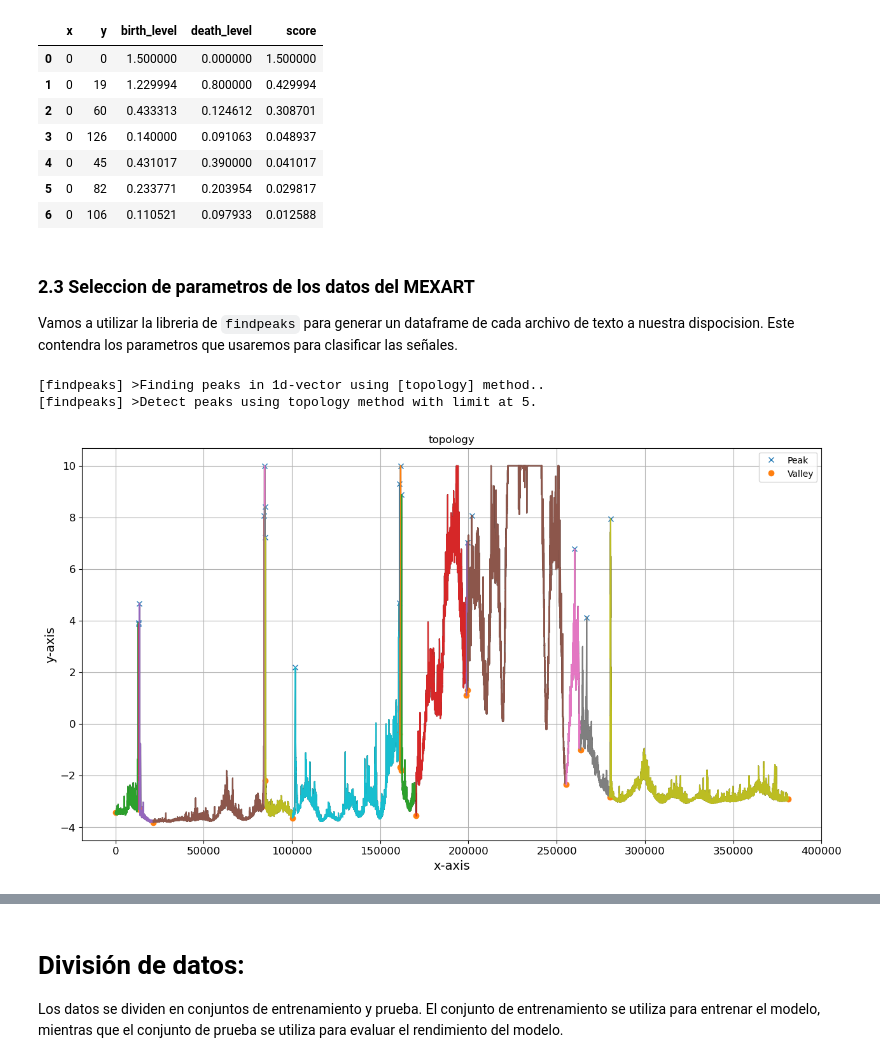
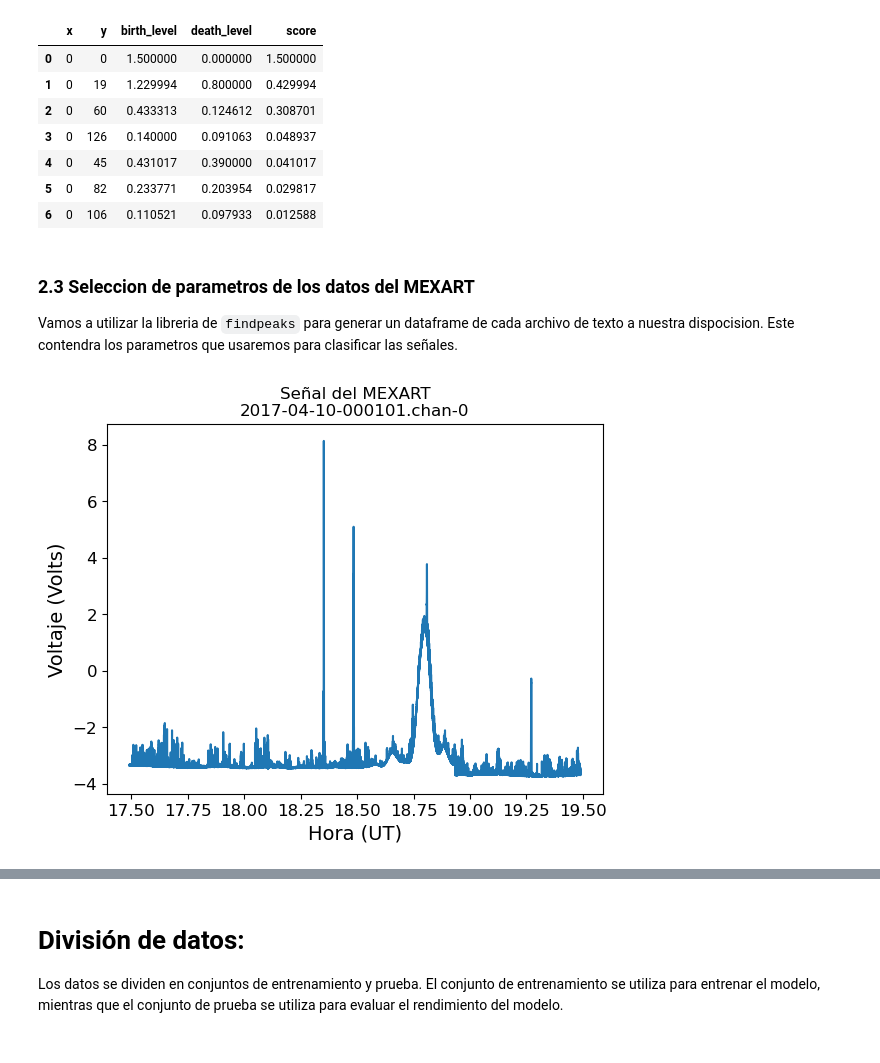
Before and after one commit to 2dholo/maph, a Jupyter notebook: Mexart-Peak-Detector.ipynb, the cells around one changed output, grey strips where cells are left out. Drawn from its saved outputs; the diff is of its cells as text; code cells hidden in the pictures.

```diff
--- a/Mexart-Peak-Detector.ipynb
+++ b/Mexart-Peak-Detector.ipynb
@@ -295,40 +295,33 @@ results['persistence']
 | 4 | 0 | 45 | 0.431017 | 0.390000 | 0.041017 |
 | 5 | 0 | 82 | 0.233771 | 0.203954 | 0.029817 |
 | 6 | 0 | 106 | 0.110521 | 0.097933 | 0.012588 |
-# %% [markdown]
-### 2.3 Seleccion de parametros de los datos del MEXART
-
-Vamos a utilizar la libreria de `findpeaks` para generar un dataframe de cada archivo de texto a nuestra dispocision. Este contendra los parametros que usaremos para clasificar las señales.
+# %% [markdown]
+### 2.3 Seleccion de parametros de los datos del MEXART
+
+Vamos a utilizar la libreria de `findpeaks` para generar un dataframe de cada archivo de texto a nuestra dispocision. Este contendra los parametros que usaremos para clasificar las señales.
 # %%
 # Import library
 from findpeaks import findpeaks
 from math import floor
-
-import time
-
-start_time = time.time()
-
-# Initialize
-fp = findpeaks(method='topology', limit=5)
+import matplotlib.pyplot as plt
 
 # Example 1d-vector
-cenit = 18.6
+cenit = 18.5
 w = 1
 i = cenit-w
 f = cenit+w
 [X, t] = ReadTxtFiles(file)
 
-# Fit topology method on the 1d-vector
-results = fp.fit(X[floor(len(X)*i/24):floor(len(X)*f/24)])
 
-# Plot
-fp.plot()
+# Plot the sample
+plt.plot(t[floor(len(X)*i/24):floor(len(X)*f/24)],X[floor(len(X)*i/24):floor(len(X)*f/24)])
 
+# Add labels and title
+plt.xlabel('Hora (UT)')
+plt.ylabel('Voltaje (Volts)')
+plt.title(f'Señal del MEXART\n{file[-37:-13]}')
 
-end_time = time.time()
-
-print("Elapsed time:", end_time - start_time, "seconds")
+# Show the plot
+plt.show()
 # %% [output]
-[findpeaks] >Finding peaks in 1d-vector using [topology] method..
-[findpeaks] >Detect peaks using topology method with limit at 5.
-[figure, old version]
+[figure, new version]
```
Also changed, not shown: parts of 13 cells of this notebook.
